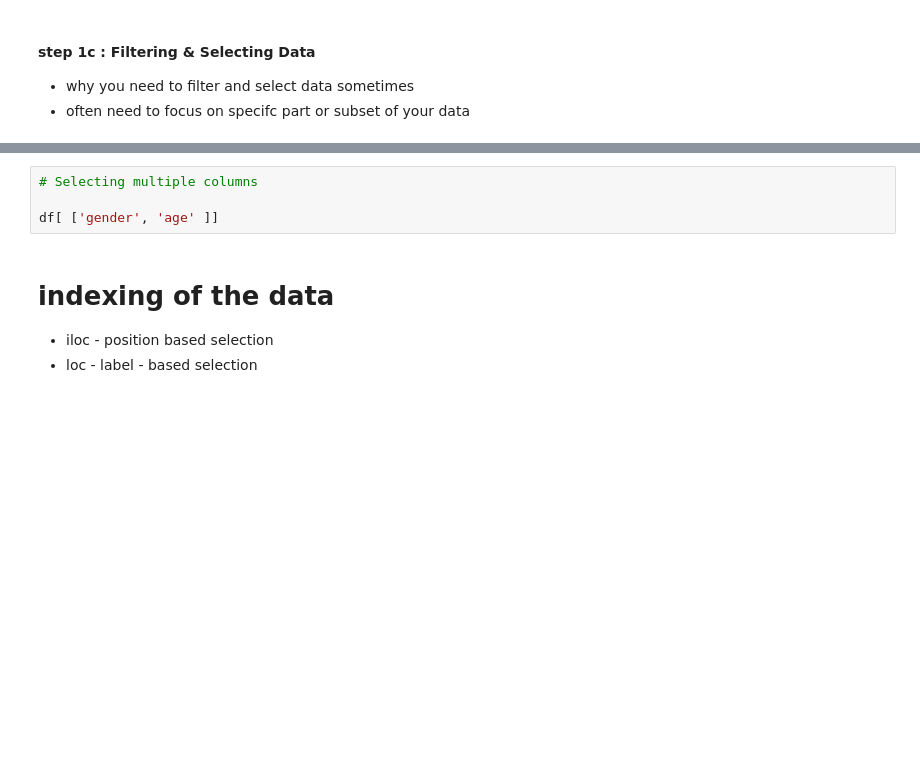
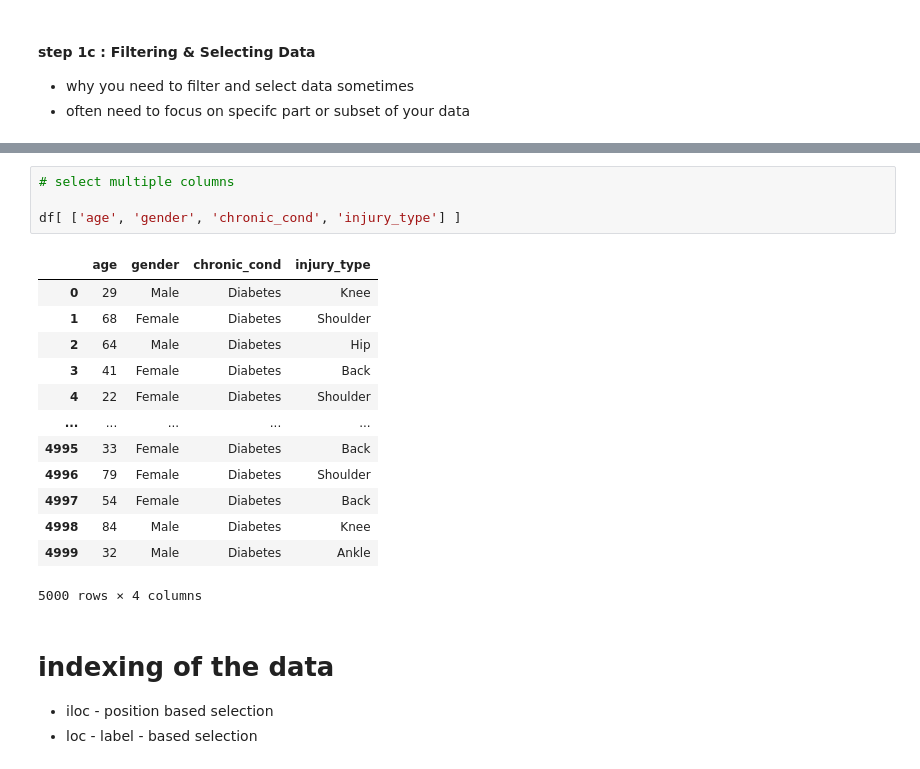
Before and after one commit to myekini/Mentorship-with-Edwin, a Jupyter notebook: Notebooks/Week_one/Data_Wrangling.ipynb, the cells around one changed output, grey strips where cells are left out. Drawn from its saved outputs; the diff is of its cells as text; blank space fills up the shorter version.

```diff
--- a/Notebooks/Week_one/Data_Wrangling.ipynb
+++ b/Notebooks/Week_one/Data_Wrangling.ipynb
@@ -209,7 +252,21 @@ df['gender']
 # %%
-# Selecting multiple columns
+# select multiple columns
 
-df[ ['gender', 'age' ]]
+df[ ['age', 'gender', 'chronic_cond', 'injury_type'] ]
+# %% [output]
+|  | age | gender | chronic_cond | injury_type |
+| 0 | 29 | Male | Diabetes | Knee |
+| 1 | 68 | Female | Diabetes | Shoulder |
+| 2 | 64 | Male | Diabetes | Hip |
+| 3 | 41 | Female | Diabetes | Back |
+| 4 | 22 | Female | Diabetes | Shoulder |
+| ... | ... | ... | ... | ... |
+| 4995 | 33 | Female | Diabetes | Back |
+| 4996 | 79 | Female | Diabetes | Shoulder |
+| 4997 | 54 | Female | Diabetes | Back |
+| 4998 | 84 | Male | Diabetes | Knee |
+| 4999 | 32 | Male | Diabetes | Ankle |
+5000 rows × 4 columns
 # %% [markdown]
 # indexing of the data
 
```
Also changed, not shown: parts of 21 cells of this notebook.
